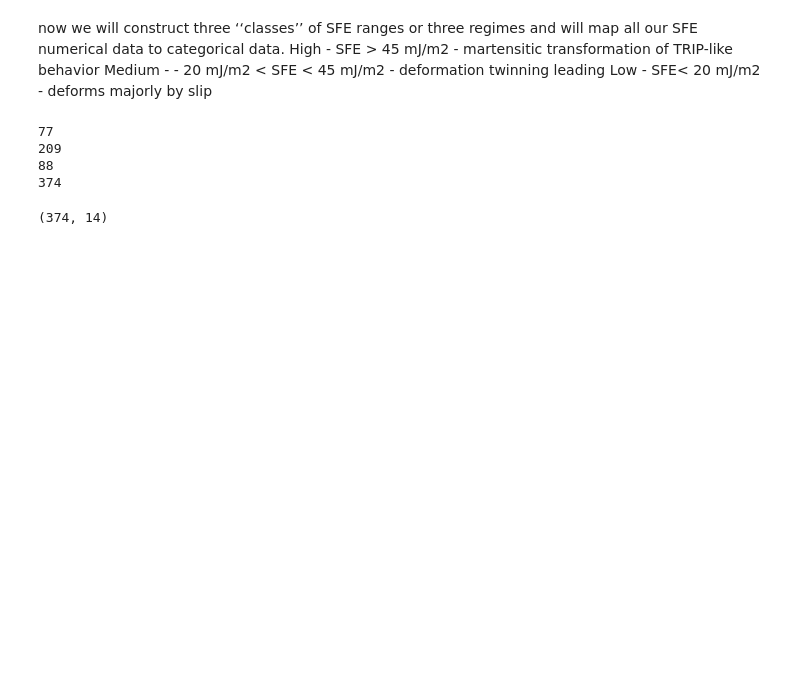
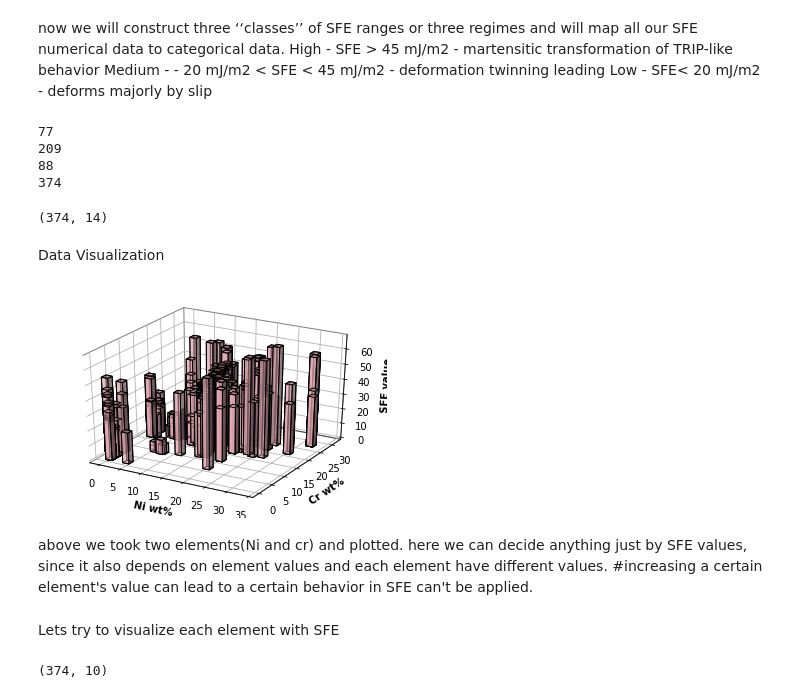
Before and after one commit to RamyaReddyKoppula/PPP, a Jupyter notebook: SFE.ipynb, the cells around one changed output. Saved outputs shown, nothing was run; the diff lists cells and outputs as text; code cells hidden in the pictures; blank space fills up the shorter version.

Commit message:
starting element wise plotting

```diff
--- a/SFE.ipynb
+++ b/SFE.ipynb
@@ -206,3 +206,40 @@ SFE_data.shape
 88
 374
 (374, 14)
+# %% [markdown]
+Data Visualization
+# %%
+#now we will plot the data and see what we can visualize
+fig = plt.figure()
+ax = fig.add_subplot(1,1,1, projection='3d')
+Xpos=SFE_data[SFE_data[:,10]<70,3]
+Ypos=SFE_data[SFE_data[:,10]<70,9]
+Zpos=np.zeros(len(SFE_data[SFE_data[:,10]<70,10]))
+dz=SFE_data[SFE_data[:,10]<70,10]
+#print(len(Xpos))
+#print(len(Ypos))
+#ax.bar3d(x,y,z,dx,dy,dz,color, edgecolour, transpercy),breadth,width,height=vales of columns
+ax.bar3d(Xpos,Ypos,Zpos,1.5,1.5,dz, edgecolor='black', color='pink', alpha=0.5)
+#print(len(SFE_data[SFE_data[:,10]<70,10]))
+
+ax.set_xlabel("Ni wt%", fontsize=10, fontweight='heavy')
+#ax.set_xlim(35,0) # we can use this to show where x can with zero
+# i choose the above limits after plotting image without limits and then adjusted axis
+ax.set_ylabel("Cr wt%", fontsize=10, fontweight='heavy')
+#ax.set_ylim(32,0)
+ax.set_zlabel("SFE value", fontsize=10, fontweight='heavy')
+#ax.set_zlim(0,60)
+ax.xaxis.pane.set_edgecolor('black') #boders of axis, if not given it will be white
+ax.yaxis.pane.set_edgecolor('black')
+ax.zaxis.pane.set_edgecolor('black')
+ax.xaxis.pane.fill = False
+ax.yaxis.pane.fill = False
+ax.zaxis.pane.fill = False
+plt.show()
+# %% [output]
+[figure, added]
+# %% [markdown]
+above we took two elements(Ni and cr) and plotted. here we can decide anything just by SFE values, since it also depends on element values and each element have different values.
+#increasing a certain element's value can lead to a certain behavior in SFE can't be applied.
+# %% [markdown]
+Lets try to visualize each element with SFE
@@ -208,0 +249,7 @@ SFE_data.shape
+# %%
+#we will plot variations of SFE values varying with different percentages
+SFE_element=SFE_data[:,:10]
+SFE_element.shape
+data_red4.columns.values[0:9]
+# %% [output]
+(374, 10)
```
Also changed, not shown: parts of 2 cells of this notebook.
